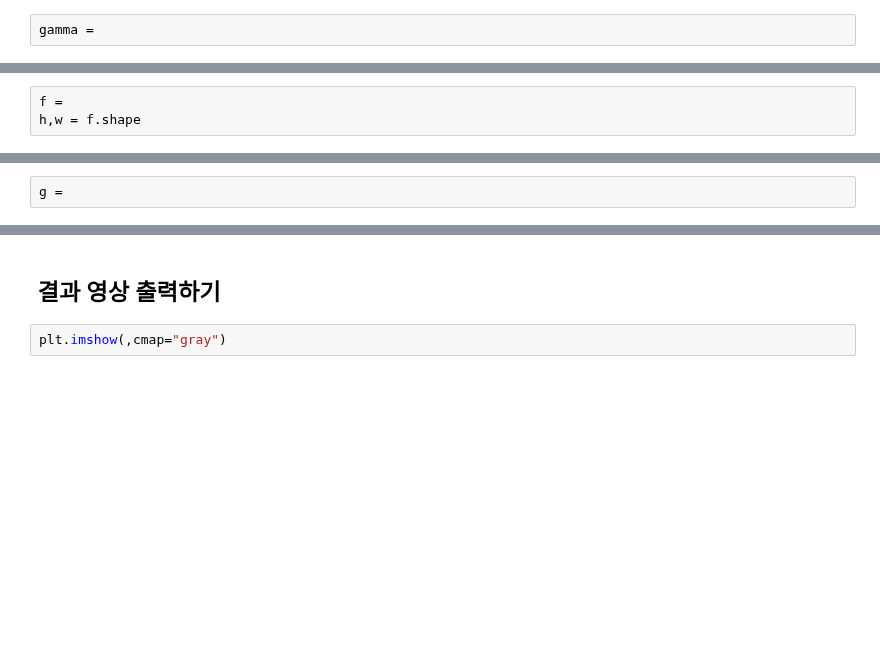
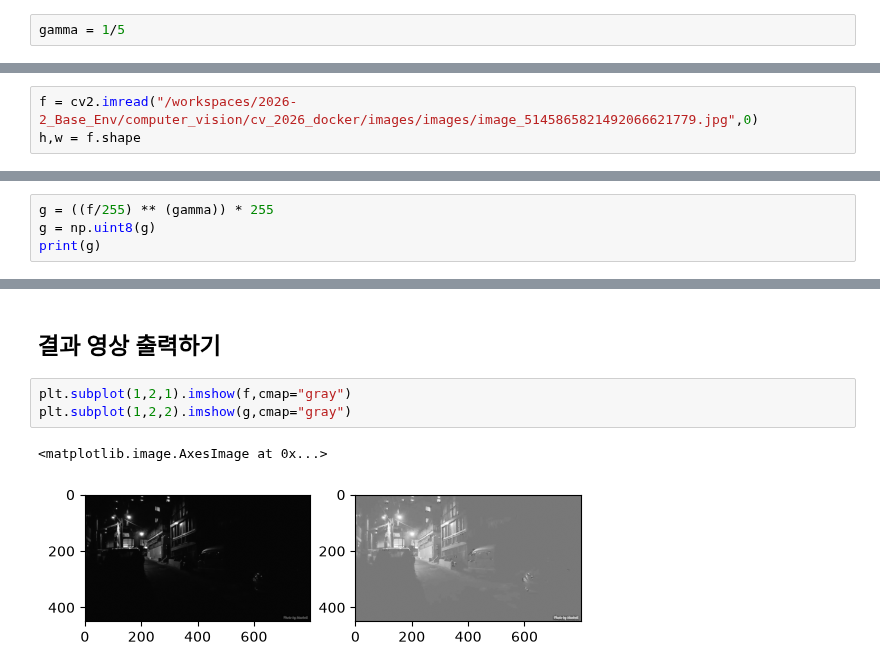
Before and after one commit to taewhan29/2026-2_Base_Env, a Jupyter notebook: computer_vision/chap03_student/chap03_student/chapter3_3.ipynb, the cells around one changed output, grey strips where cells are left out. Drawn from its saved outputs; the diff is of its cells as text; blank space fills up the shorter version.

```diff
--- a/computer_vision/chap03_student/chap03_student/chapter3_3.ipynb
+++ b/computer_vision/chap03_student/chap03_student/chapter3_3.ipynb
@@ -9,13 +9,15 @@ import cv2
 # %% [markdown]
 ## 사용자 파라미터(parameter) 정의하기
 # %%
-gamma =
+gamma = 1/5
 # %% [markdown]
 ## 'Lenna.png'를 흑백영상으로 읽어오기
 # %%
-f =
+f = cv2.imread("/workspaces/2026-2_Base_Env/computer_vision/cv_2026_docker/images/images/image_5145865821492066621779.jpg",0)
 h,w = f.shape
 # %% [markdown]
 ## 결과 영상(g)를 생성하고, 감마 변환 구현하기
 # %%
-g =
+g = ((f/255) ** (gamma)) * 255
+g = np.uint8(g)
+print(g)
@@ -22,4 +32,8 @@ g =
 # %% [markdown]
 ## 결과 영상 출력하기
 # %%
-plt.imshow(,cmap="gray")
+plt.subplot(1,2,1).imshow(f,cmap="gray")
+plt.subplot(1,2,2).imshow(g,cmap="gray")
+# %% [output]
+<matplotlib.image.AxesImage at 0x...>
+[figure, added]
```
Also changed, not shown: parts of 1 cell of this notebook.
